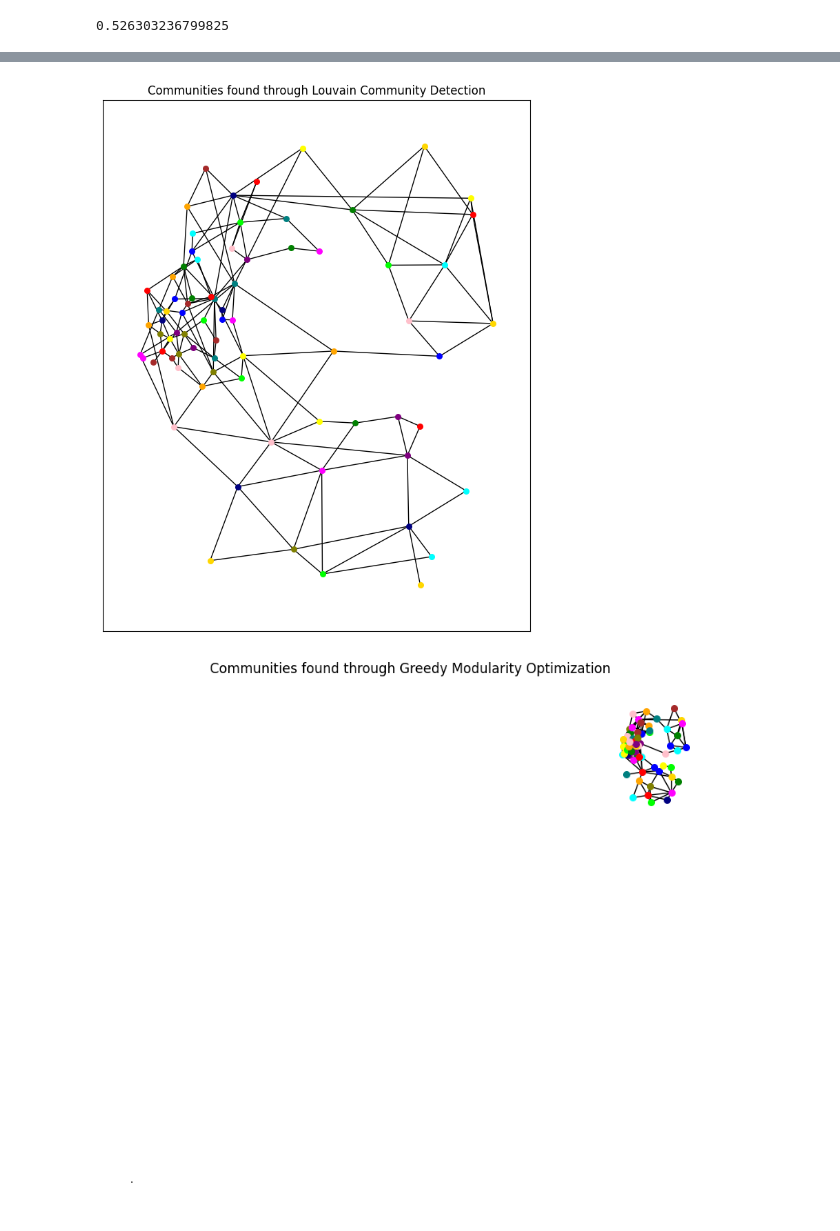
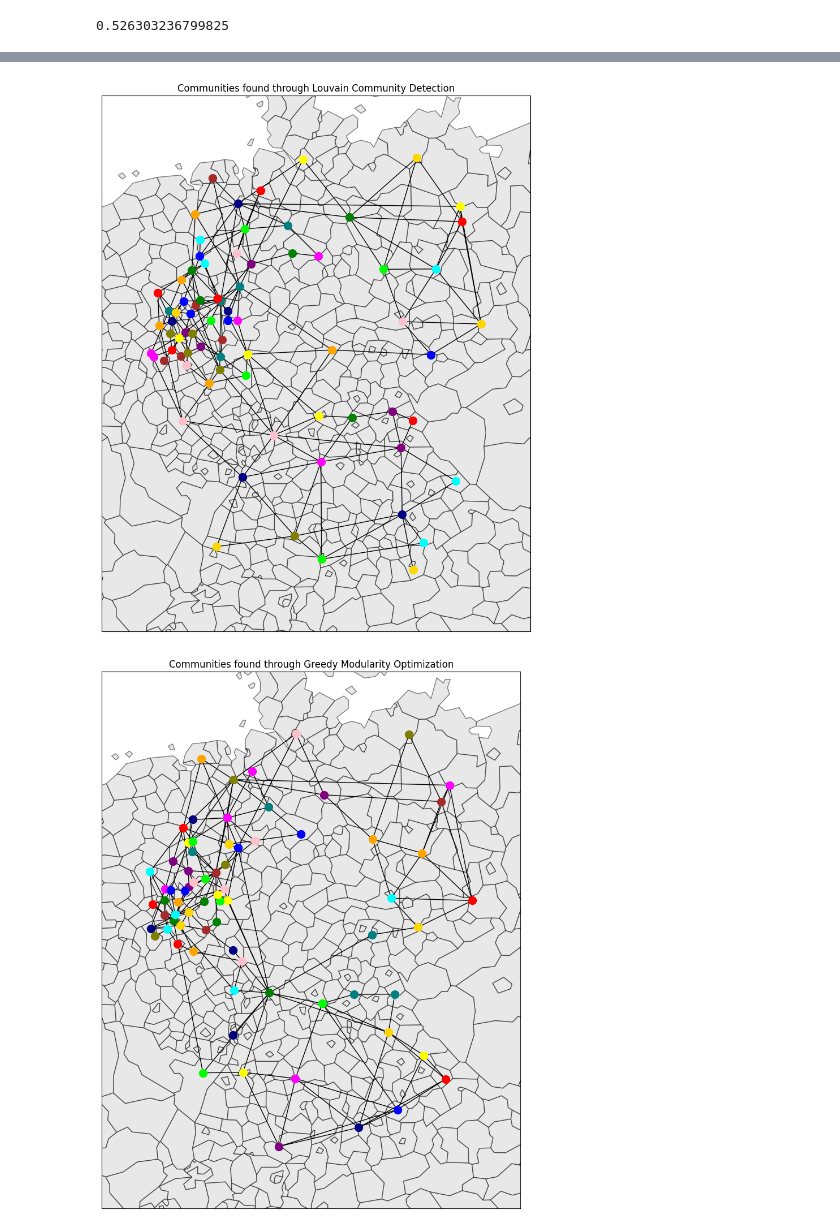
Before and after one commit to hugoschwabe/bachelor-thesis, a Jupyter notebook: benchmark.ipynb, the cells around one changed output, grey strips where cells are left out. Cells and saved outputs as stored; diff of their text form; code cells hidden in the pictures.

Commit message:
Plotting with nuts bg

```diff
--- a/benchmark.ipynb
+++ b/benchmark.ipynb
@@ -139,18 +143,18 @@ functions.plot_network(
 # %%
 functions.plot_network(
 	graph=louvain_graph,
-	gdf=nuts3,
-	node_size=30,
+	gdf=nuts3.to_crs("EPSG:3035"),
+	node_size=100,
 	title="Communities found through Louvain Community Detection"
 )
 # %% [output]
-[figure, old version]
+[figure, new version]
 # %%
 functions.plot_network(
 	graph=greedy_modularity_graph,
-	gdf=nuts3,
-	node_size=30,
+	gdf=nuts3.to_crs("EPSG:3035"),
+	node_size=100,
 	title="Communities found through Greedy Modularity Optimization"
 )
 # %% [output]
-[figure, old version]
+[figure, new version]
```
Also changed, not shown: parts of 6 cells of this notebook.
